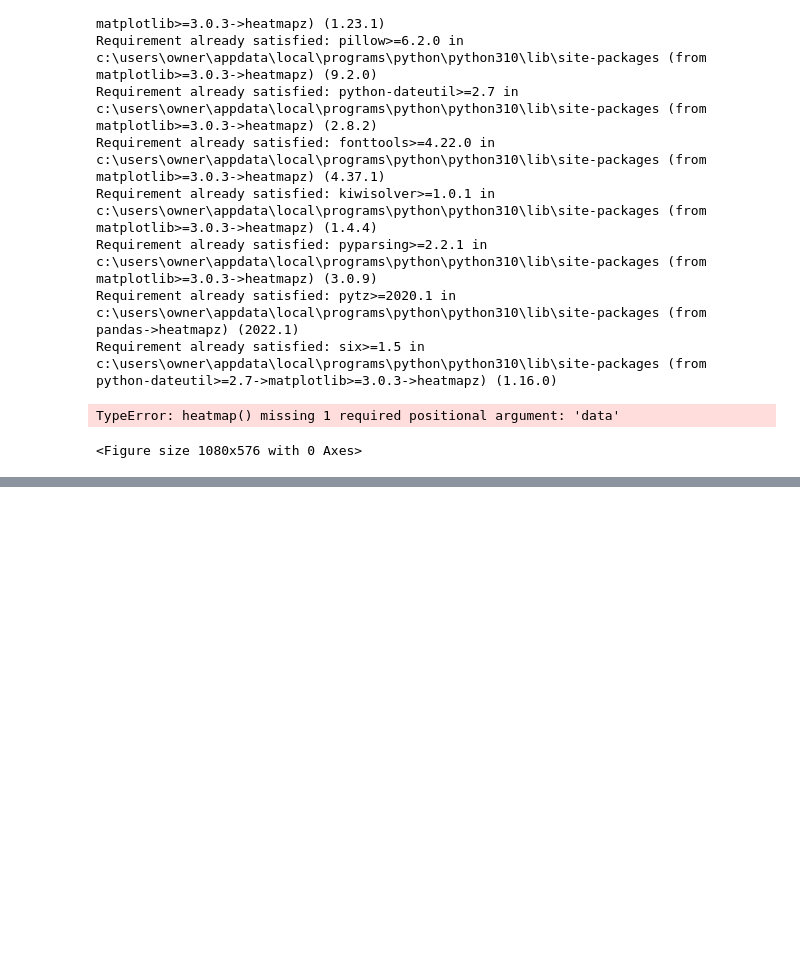
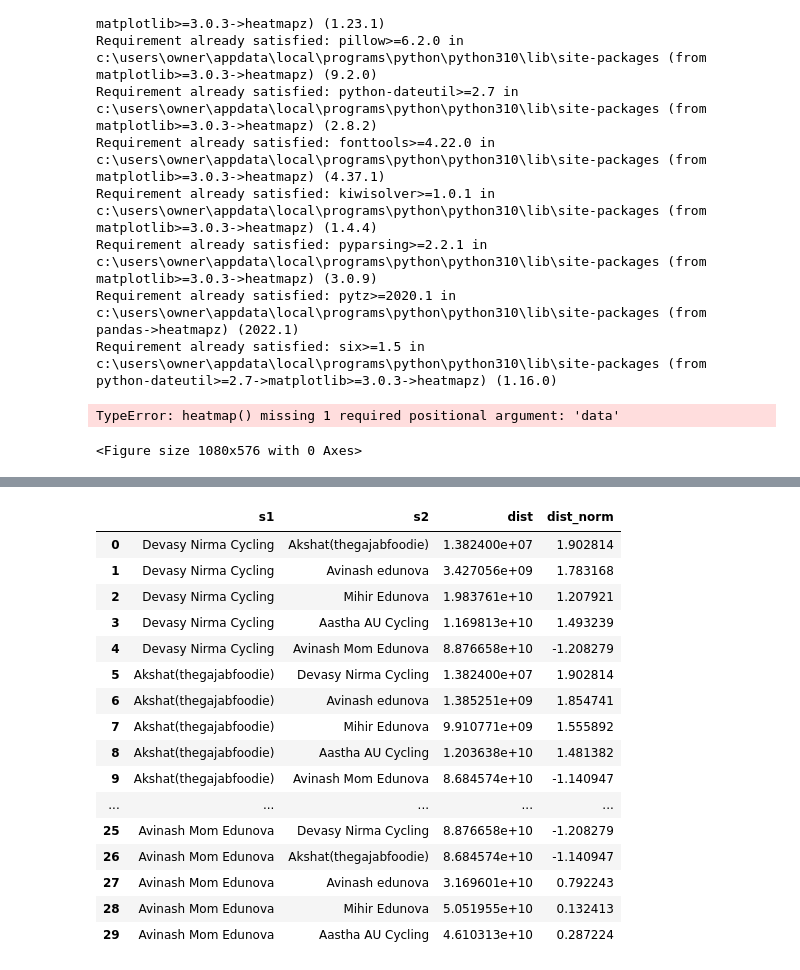
Before and after one commit to Devasy23/WhatsappChat_analysis, a Jupyter notebook: test1.ipynb, the cells around one changed output, grey strips where cells are left out. Saved outputs shown, nothing was run; the diff lists cells and outputs as text; code cells hidden in the pictures; blank space fills up the shorter version.

```diff
--- a/test1.ipynb
+++ b/test1.ipynb
@@ -325,0 +416,31 @@ TypeError: heatmap() missing 1 required positional argument: 'data'
+# %%
+df12 = pd.DataFrame(dict)
+distance = dict['dist']
+
+# normalize the distance
+mini = np.min(distance)
+maxi = np.max(distance)
+
+
+# z score
+df12 = df12.assign(dist_norm = 1 - (df12['dist'] - np.mean(distance))/np.std(distance))
+
+df12
+# %% [output]
+|  | s1 | s2 | dist | dist_norm |
+| 0 | Devasy Nirma Cycling | Akshat(thegajabfoodie) | 1.382400e+07 | 1.902814 |
+| 1 | Devasy Nirma Cycling | Avinash edunova | 3.427056e+09 | 1.783168 |
+| 2 | Devasy Nirma Cycling | Mihir Edunova | 1.983761e+10 | 1.207921 |
+| 3 | Devasy Nirma Cycling | Aastha AU Cycling | 1.169813e+10 | 1.493239 |
+| 4 | Devasy Nirma Cycling | Avinash Mom Edunova | 8.876658e+10 | -1.208279 |
+| 5 | Akshat(thegajabfoodie) | Devasy Nirma Cycling | 1.382400e+07 | 1.902814 |
+| 6 | Akshat(thegajabfoodie) | Avinash edunova | 1.385251e+09 | 1.854741 |
+| 7 | Akshat(thegajabfoodie) | Mihir Edunova | 9.910771e+09 | 1.555892 |
+| 8 | Akshat(thegajabfoodie) | Aastha AU Cycling | 1.203638e+10 | 1.481382 |
+| 9 | Akshat(thegajabfoodie) | Avinash Mom Edunova | 8.684574e+10 | -1.140947 |
+| ... | ... | ... | ... | ... |
+| 25 | Avinash Mom Edunova | Devasy Nirma Cycling | 8.876658e+10 | -1.208279 |
+| 26 | Avinash Mom Edunova | Akshat(thegajabfoodie) | 8.684574e+10 | -1.140947 |
+| 27 | Avinash Mom Edunova | Avinash edunova | 3.169601e+10 | 0.792243 |
+| 28 | Avinash Mom Edunova | Mihir Edunova | 5.051955e+10 | 0.132413 |
+| 29 | Avinash Mom Edunova | Aastha AU Cycling | 4.610313e+10 | 0.287224 |
```
Also changed, not shown: parts of 6 cells of this notebook, 3 other files.
